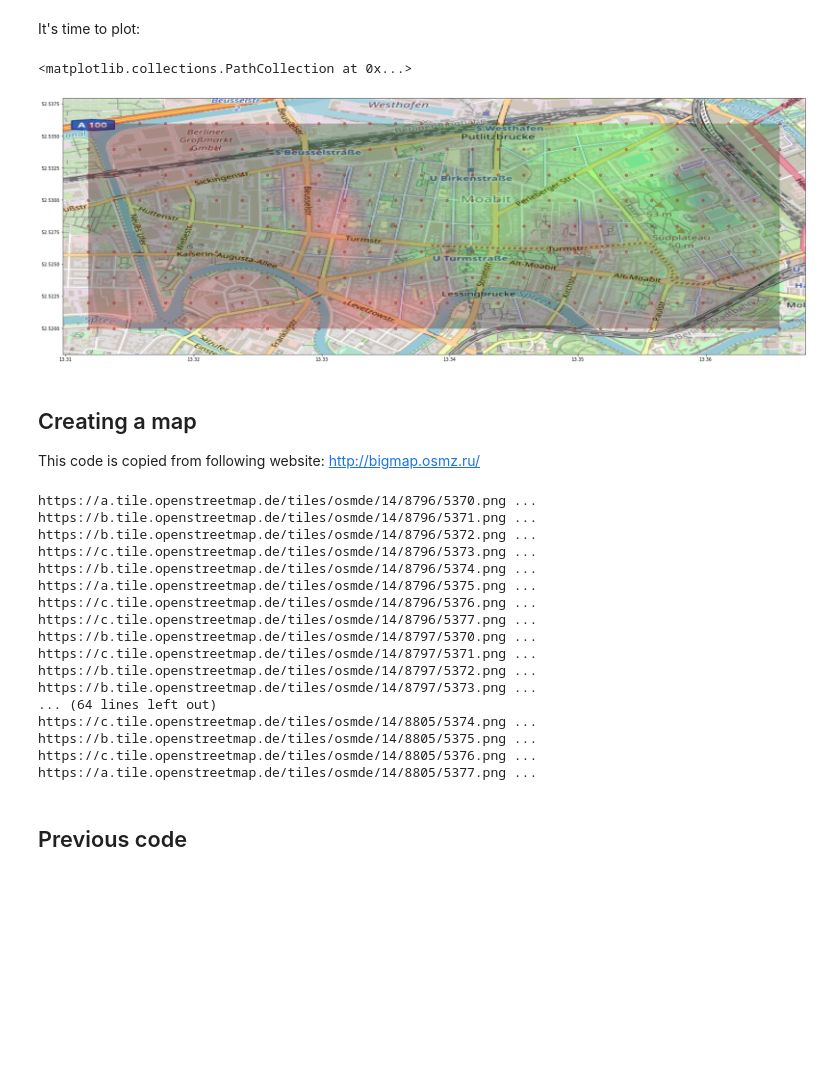
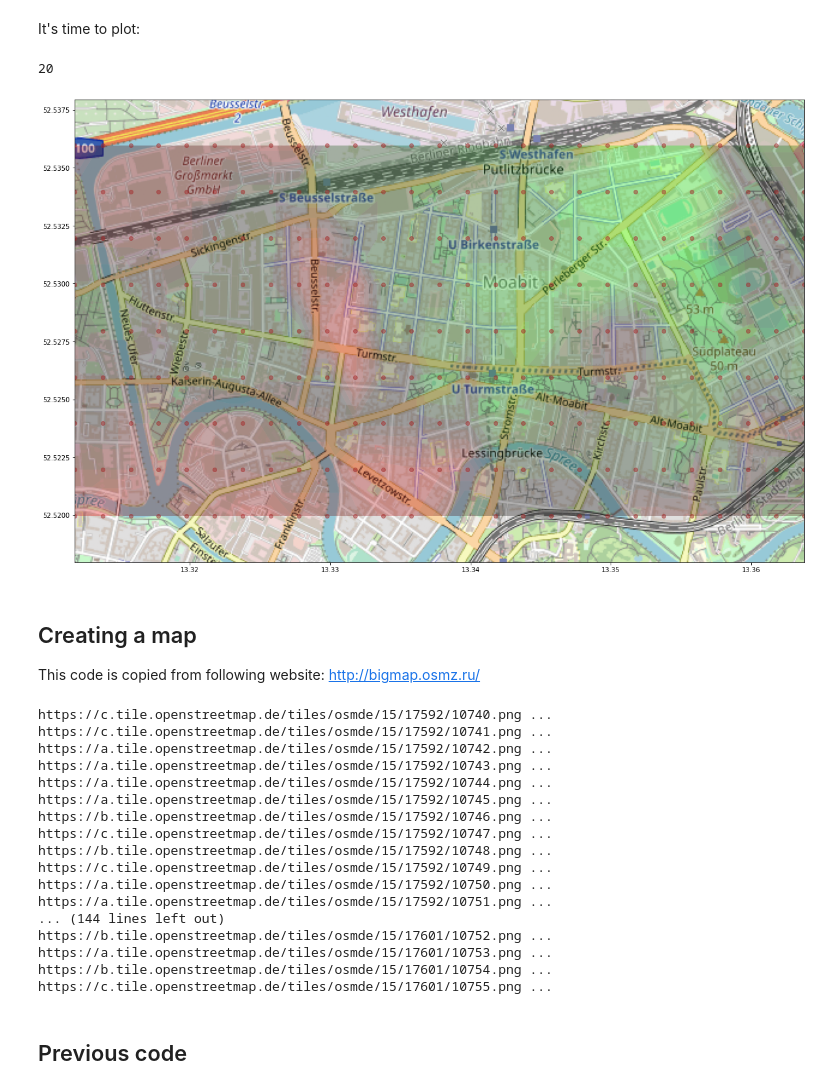
Before and after one commit to EricKolibacz/Oeffikator, a Jupyter notebook: Oeffikator.ipynb, the cells around one changed output. Drawn from its saved outputs; the diff is of its cells as text; code cells hidden in the pictures; blank space fills up the shorter version.

Commit message:
Fixed map ratio issue - before top end bottom was seuqeezed - hard-coded magic constant into image scale

```diff
--- a/Oeffikator.ipynb
+++ b/Oeffikator.ipynb
@@ -126,31 +126,33 @@ It's time to plot:
 # %%
 bounding_box_locations = (min(dfn["X"]), max(dfn["X"]), min(dfn["Y"]), max(dfn["Y"]))
 bounding_box_map = (13.272, 13.491, 52.456, 52.563)
 levels = np.linspace(np.min(df["Time"]), np.max(dfn["Time"]), 16)
 map = plt.imread('maps/map_berlin_A.png')
-fig, ax = plt.subplots(figsize = (30,30))
+fig, ax = plt.subplots(figsize = (20,20))
 
-ax.imshow(map, extent = bounding_box_map, aspect= 'equal')
-ax.set_xlim(bounding_box_locations[0]-0.002,bounding_box_locations[1]+0.002)
+ax.set_xlim(bounding_box_locations[0],bounding_box_locations[1]-0.002)
 ax.set_ylim(bounding_box_locations[2]-0.002,bounding_box_locations[3]+0.002)
-ax.tricontourf(dfn["X"], dfn["Y"], dfn["Time"], levels=levels, alpha= 0.3, cmap = CMAP, antialiased=True, extent = bounding_box_locations)
+ax.tricontourf(dfn["X"], dfn["Y"], dfn["Time"], levels=levels, alpha= 0.3, cmap = CMAP, antialiased=True)
 #Displaying target locations
 ax.scatter(dfn["X"], dfn["Y"], alpha=0.5, color = "brown")
+
+# "aspect=1.65" as a magic number
+ax.imshow(map, extent = bounding_box_map, aspect = 1.65)
 # %% [output]
-<matplotlib.collections.PathCollection at 0x...>
+20
-[figure, old version]
+[figure, new version]
 # %% [markdown]
 ## Creating a map
 This code is copied from following website: http://bigmap.osmz.ru/
 # %%
 #!/usr/bin/env python
-# Generated by BigMap 2. Permalink: http://bigmap.osmz.ru/bigmap.php?xmin=8796&xmax=8805&ymin=5370&ymax=5377&zoom=14&scale=256&tiles=osm-de
+# Generated by BigMap 2. Permalink: http://bigmap.osmz.ru/bigmap.php?xmin=17592&xmax=17611&ymin=10740&ymax=10755&zoom=15&scale=256&tiles=osm-de
 
 import io, urllib.request, datetime, time, re, random
 from PIL import Image, ImageDraw
 # ^^^^^^ install "python-pillow" package | pip install Pillow | easy_install Pillow
 
-(zoom, xmin, ymin, xmax, ymax) = (14, 8796, 5370, 8805, 5377)
+(zoom, xmin, ymin, xmax, ymax) = (15, 17592, 10740, 17611, 10755)
 layers = ["https://{abc}.tile.openstreetmap.de/tiles/osmde/!z/!x/!y.png"]
 attribution = 'Map data (c) OpenStreetMap, Tiles (c) OSM DE'
 xsize = xmax - xmin + 1
@@ -185,26 +187,26 @@ draw.text((5, ysize*tilesize-15), attribution, (0,0,0))
 del draw
 
 now = datetime.datetime.now()
-outputFileName = "maps/map%02d-%02d%02d%02d-%02d%02d.png" % (zoom, now.year % 100, now.month, now.day, now.hour, now.minute)
+outputFileName = "maps/map_Berlin_A_high.png" % (zoom, now.year % 100, now.month, now.day, now.hour, now.minute)
 resultImage.save(outputFileName)
 # %% [output]
-https://a.tile.openstreetmap.de/tiles/osmde/14/8796/5370.png ...
-https://b.tile.openstreetmap.de/tiles/osmde/14/8796/5371.png ...
-https://b.tile.openstreetmap.de/tiles/osmde/14/8796/5372.png ...
-https://c.tile.openstreetmap.de/tiles/osmde/14/8796/5373.png ...
-https://b.tile.openstreetmap.de/tiles/osmde/14/8796/5374.png ...
-https://a.tile.openstreetmap.de/tiles/osmde/14/8796/5375.png ...
-https://c.tile.openstreetmap.de/tiles/osmde/14/8796/5376.png ...
-https://c.tile.openstreetmap.de/tiles/osmde/14/8796/5377.png ...
-https://b.tile.openstreetmap.de/tiles/osmde/14/8797/5370.png ...
-https://c.tile.openstreetmap.de/tiles/osmde/14/8797/5371.png ...
-https://b.tile.openstreetmap.de/tiles/osmde/14/8797/5372.png ...
-https://b.tile.openstreetmap.de/tiles/osmde/14/8797/5373.png ...
-... (64 lines left out)
-https://c.tile.openstreetmap.de/tiles/osmde/14/8805/5374.png ...
-https://b.tile.openstreetmap.de/tiles/osmde/14/8805/5375.png ...
-https://c.tile.openstreetmap.de/tiles/osmde/14/8805/5376.png ...
-https://a.tile.openstreetmap.de/tiles/osmde/14/8805/5377.png ...
+https://c.tile.openstreetmap.de/tiles/osmde/15/17592/10740.png ...
+https://c.tile.openstreetmap.de/tiles/osmde/15/17592/10741.png ...
+https://a.tile.openstreetmap.de/tiles/osmde/15/17592/10742.png ...
+https://a.tile.openstreetmap.de/tiles/osmde/15/17592/10743.png ...
+https://a.tile.openstreetmap.de/tiles/osmde/15/17592/10744.png ...
+https://a.tile.openstreetmap.de/tiles/osmde/15/17592/10745.png ...
+https://b.tile.openstreetmap.de/tiles/osmde/15/17592/10746.png ...
+https://c.tile.openstreetmap.de/tiles/osmde/15/17592/10747.png ...
+https://b.tile.openstreetmap.de/tiles/osmde/15/17592/10748.png ...
+https://c.tile.openstreetmap.de/tiles/osmde/15/17592/10749.png ...
+https://a.tile.openstreetmap.de/tiles/osmde/15/17592/10750.png ...
+https://a.tile.openstreetmap.de/tiles/osmde/15/17592/10751.png ...
+... (144 lines left out)
+https://b.tile.openstreetmap.de/tiles/osmde/15/17601/10752.png ...
+https://a.tile.openstreetmap.de/tiles/osmde/15/17601/10753.png ...
+https://b.tile.openstreetmap.de/tiles/osmde/15/17601/10754.png ...
+https://c.tile.openstreetmap.de/tiles/osmde/15/17601/10755.png ...
 # %% [markdown]
 ## Previous code
 # %%
```
Also changed, not shown: parts of 11 cells of this notebook.
